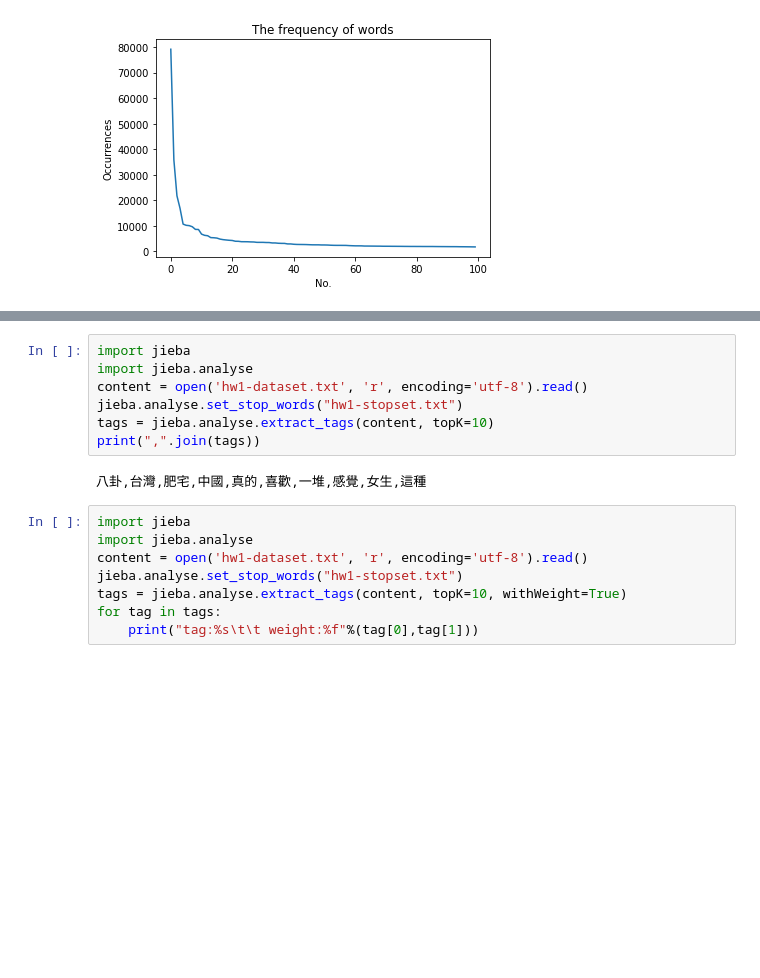
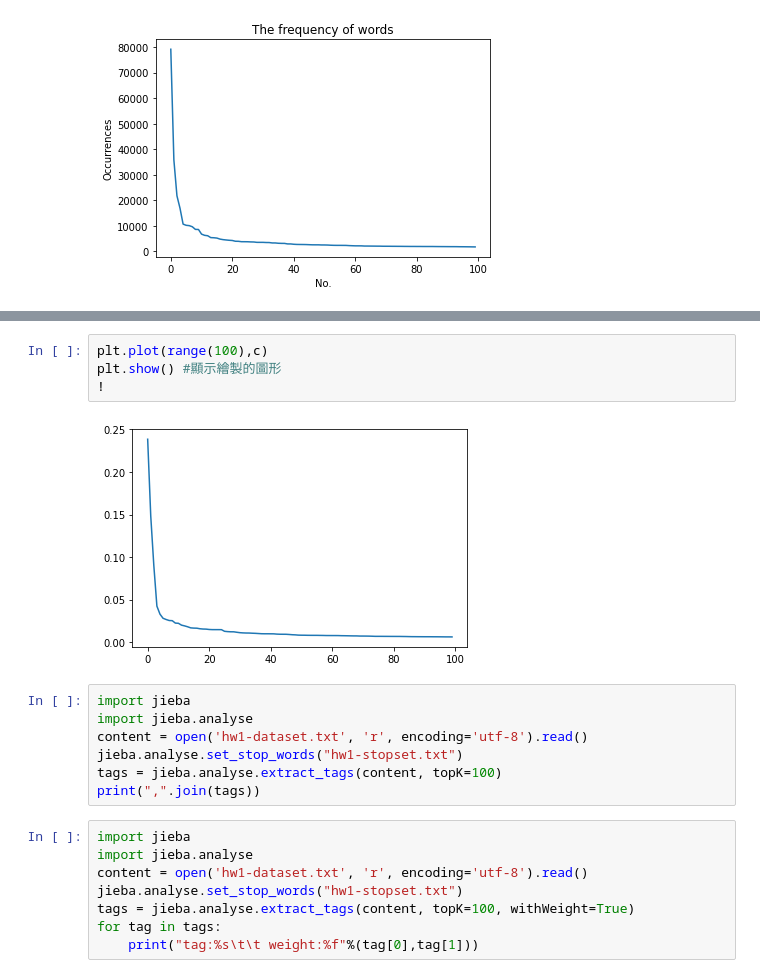
Before and after one commit to HoChenYu/2021-summer-NLP, a Jupyter notebook: hw1.ipynb, the cells around one changed output, grey strips where cells are left out. Drawn from its saved outputs; the diff is of its cells as text; blank space fills up the shorter version.

```diff
--- a/hw1.ipynb
+++ b/hw1.ipynb
@@ -68,17 +71,21 @@ plt.show() #顯示繪製的圖形
+# %%
+plt.plot(range(100),c)
+plt.show() #顯示繪製的圖形
+!
+# %% [output]
+[figure, added]
 # %%
 import jieba
 import jieba.analyse
 content = open('hw1-dataset.txt', 'r', encoding='utf-8').read()
 jieba.analyse.set_stop_words("hw1-stopset.txt")
-tags = jieba.analyse.extract_tags(content, topK=10)
+tags = jieba.analyse.extract_tags(content, topK=100)
 print(",".join(tags))
-# %% [output]
-八卦,台灣,肥宅,中國,真的,喜歡,一堆,感覺,女生,這種
 # %%
 import jieba
 import jieba.analyse
 content = open('hw1-dataset.txt', 'r', encoding='utf-8').read()
 jieba.analyse.set_stop_words("hw1-stopset.txt")
-tags = jieba.analyse.extract_tags(content, topK=10, withWeight=True)
+tags = jieba.analyse.extract_tags(content, topK=100, withWeight=True)
 for tag in tags:
     print("tag:%s\t\t weight:%f"%(tag[0],tag[1]))
```
Also changed, not shown: parts of 2 cells of this notebook.
